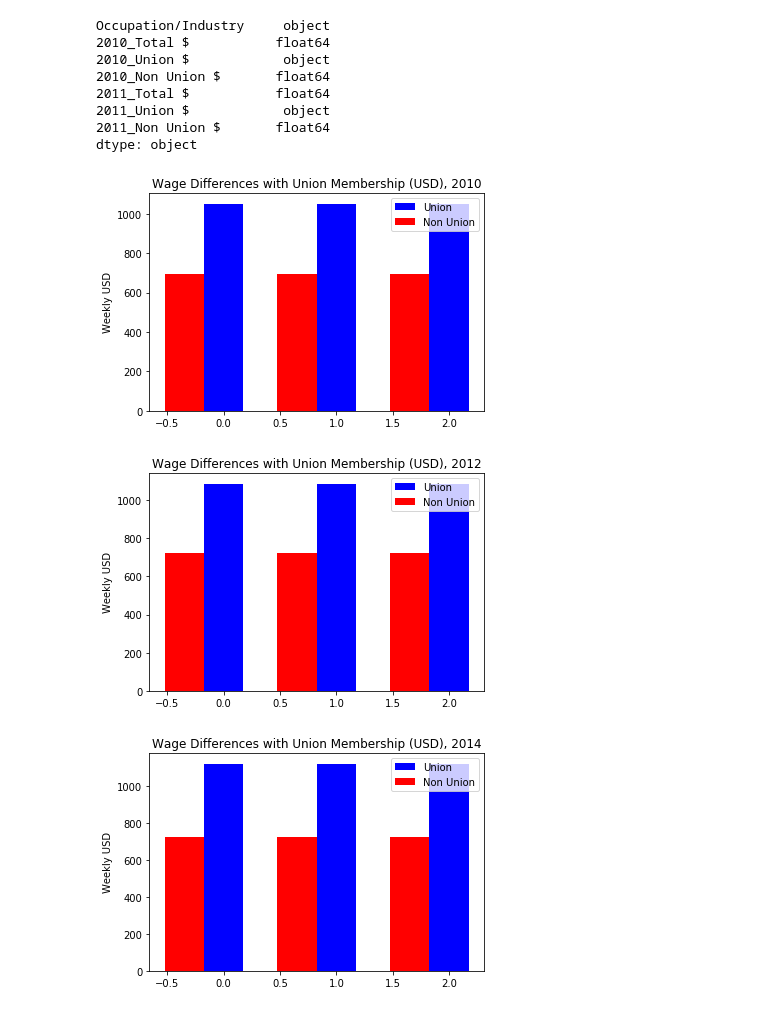
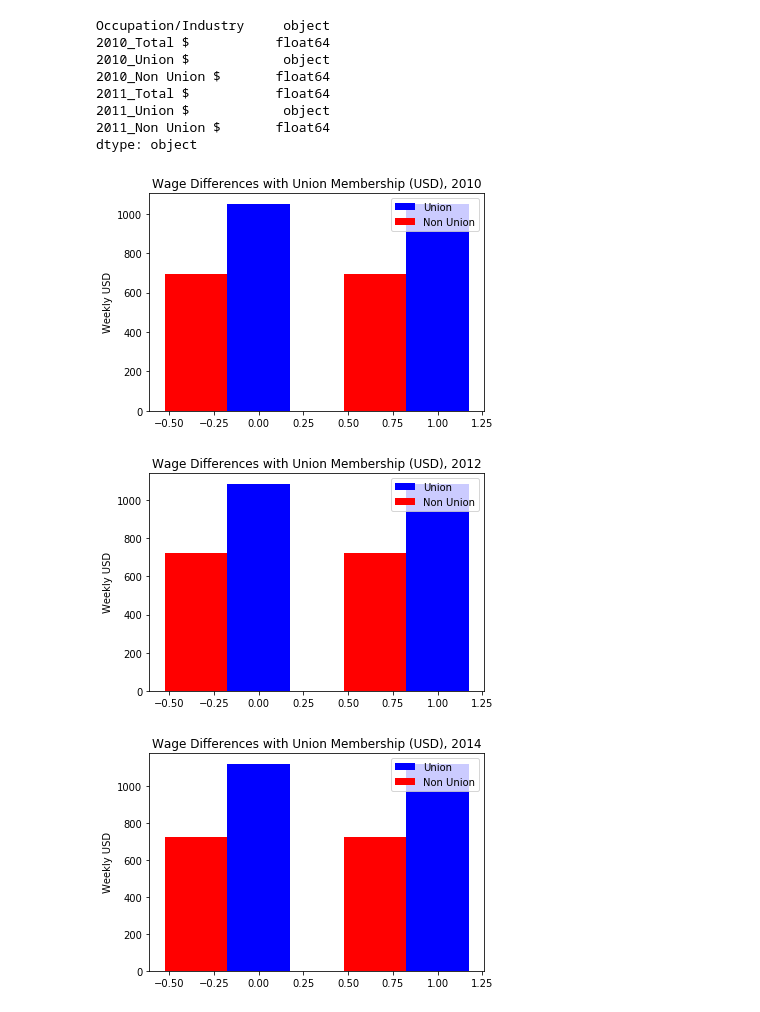
Before and after one commit to boom-deva/Capstone1, a Jupyter notebook: code/Plots/Wage_Comparison_Plots.ipynb, the cells around one changed output. Drawn from its saved outputs; the diff is of its cells as text; code cells hidden in the pictures.

```diff
--- a/code/Plots/Wage_Comparison_Plots.ipynb
+++ b/code/Plots/Wage_Comparison_Plots.ipynb
@@ -38,19 +38,19 @@ wages_2010.replace([',','-'],['',0], regex=True, inplace=True)
 wages_2010['2010_Union $'] = wages_2010['2010_Union $'].astype('float64')
 wages_2011['2011_Union $'] = wages_2010['2011_Union $'].astype('float64')
 # %%
-X = np.arange(3)
+X = np.arange(2)
 width = .35
 plt.figure(figsize=(6,4))
 ax = plt.subplot()
 ax.bar(X, wages_2010[wages_2010['Occupation/Industry']=='Construction']['2010_Union $'].mean(), width, color = 'b',label = 'Union')
 ax.bar(X - width, wages_2010[wages_2010['Occupation/Industry']=='Construction']['2010_Non Union $'].mean(), width, color = 'r',label= 'Non Union')
 ax.legend(('Union','Non Union'))
 ax.set_title('Wage Differences with Union Membership (USD), 2010')
 ax.set_ylabel('Weekly USD');
 # %% [output]
-[figure, old version]
+[figure, new version]
 # %%
-X = np.arange(3)
+X = np.arange(2)
 width = .35
 plt.figure(figsize=(6,4))
 ax3 = plt.subplot()
@@ -60,9 +60,9 @@ ax3.legend(('Union','Non Union'))
 ax3.set_title('Wage Differences with Union Membership (USD), 2012')
 ax3.set_ylabel('Weekly USD');
 # %% [output]
-[figure, old version]
+[figure, new version]
 # %%
-X = np.arange(3)
+X = np.arange(2)
 width = .35
 plt.figure(figsize=(6,4))
 ax4 = plt.subplot()
@@ -72,5 +72,5 @@ ax4.legend(('Union','Non Union'))
 ax4.set_title('Wage Differences with Union Membership (USD), 2014')
 ax4.set_ylabel('Weekly USD');
 # %% [output]
-[figure, old version]
+[figure, new version]
 # %%
```
Also changed, not shown: parts of 1 cell of this notebook, 1 other file.
